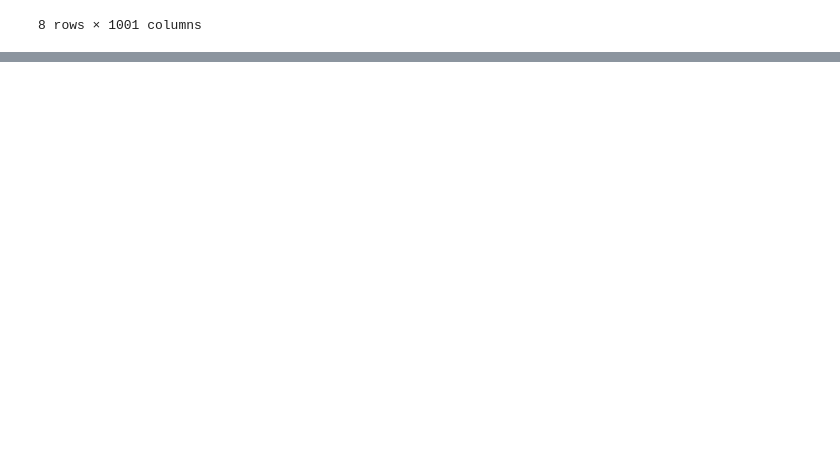
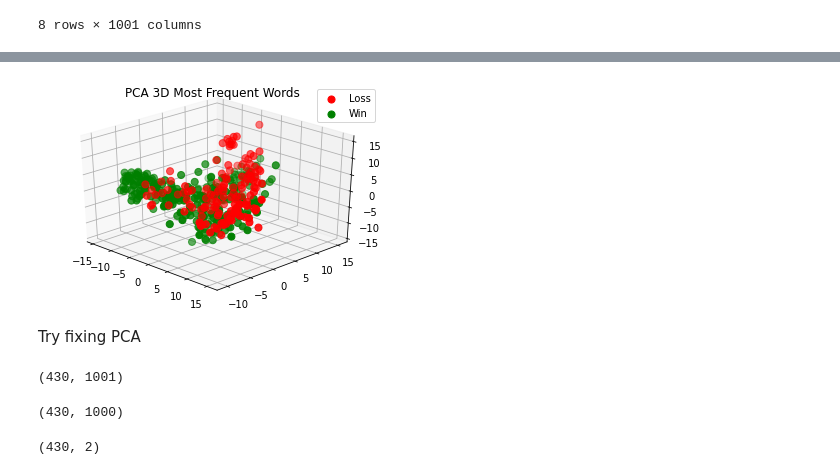
Before and after one commit to luismangubat/Presidential-Election-Predictor, a Jupyter notebook: CISC_251_Project.ipynb, the cells around one changed output, grey strips where cells are left out. Saved outputs shown, nothing was run; the diff lists cells and outputs as text; code cells hidden in the pictures; blank space fills up the shorter version.

```diff
--- a/CISC_251_Project.ipynb
+++ b/CISC_251_Project.ipynb
@@ -285,0 +374,3 @@ from sklearn import decomposition
+# %%
+df = df1.iloc[:, train.columns != 'Win/Loss']
+target = df1['Win/Loss']
@@ -285,0 +468,4 @@ from sklearn import decomposition
+# %%
+# Check the if Win/Loss Attribute is fitted in the right order
+finalDf = pd.concat([principalDf, df1[['Win/Loss']]], axis = 1)
+finalDf
@@ -285,0 +488,16 @@ from sklearn import decomposition
+# %%
+fig = plt.figure(figsize = (10,10))
+ax = fig.add_subplot(1,1,1)
+ax.set_xlabel('Principal Component 1', fontsize = 15)
+ax.set_ylabel('Principal Component 2', fontsize = 15)
+ax.set_title('2 component PCA', fontsize = 20)
+targets = [0, 1]
+colors = ['r', 'g', 'b']
+for target, color in zip(targets,colors):
+    indicesToKeep = finalDf['Win/Loss'] == target
+    ax.scatter(finalDf.loc[indicesToKeep, 'principal component 1']
+               , finalDf.loc[indicesToKeep, 'principal component 2']
+               , c = color
+               , s = 50)
+ax.legend(['Loss', 'Win'])
+ax.grid()
@@ -285,0 +524,38 @@ from sklearn import decomposition
+# %%
+pca = PCA(n_components=3)
+principalComponents = pca.fit_transform(StandardizedData)
+principalDf = pd.DataFrame(data = principalComponents
+             , columns = ['principal component 1', 'principal component 2', 'principal component 3'])
+# %%
+# plot
+fig = plt.figure()
+ax = fig.add_subplot(111, projection='3d')
+
+for target, color in zip(targets,colors):
+    indicesToKeep = finalDf['Win/Loss'] == target
+    ax.scatter(principalDf.loc[indicesToKeep, 'principal component 1']
+               , principalDf.loc[indicesToKeep, 'principal component 2']
+               , principalDf.loc[indicesToKeep, 'principal component 3']
+               , c = color
+               , s = 50)
+ax.legend(['Loss', 'Win'])
+ax.view_init(30, 315)
+ax.set_title('PCA 3D Most Frequent Words')
+plt.show()
+# %% [output]
+[figure, added]
+# %% [markdown]
+Try fixing PCA
+# %%
+mostFreqMatrixWord.shape
+# %% [output]
+(430, 1001)
+# %%
+newDf = mostFreqMatrixWord.drop(['Win/Loss'], axis=1)
+newDf.shape
+# %% [output]
+(430, 1000)
+# %%
+TargetDf.shape
+# %% [output]
+(430, 2)
```
Also changed, not shown: parts of 117 cells of this notebook.
